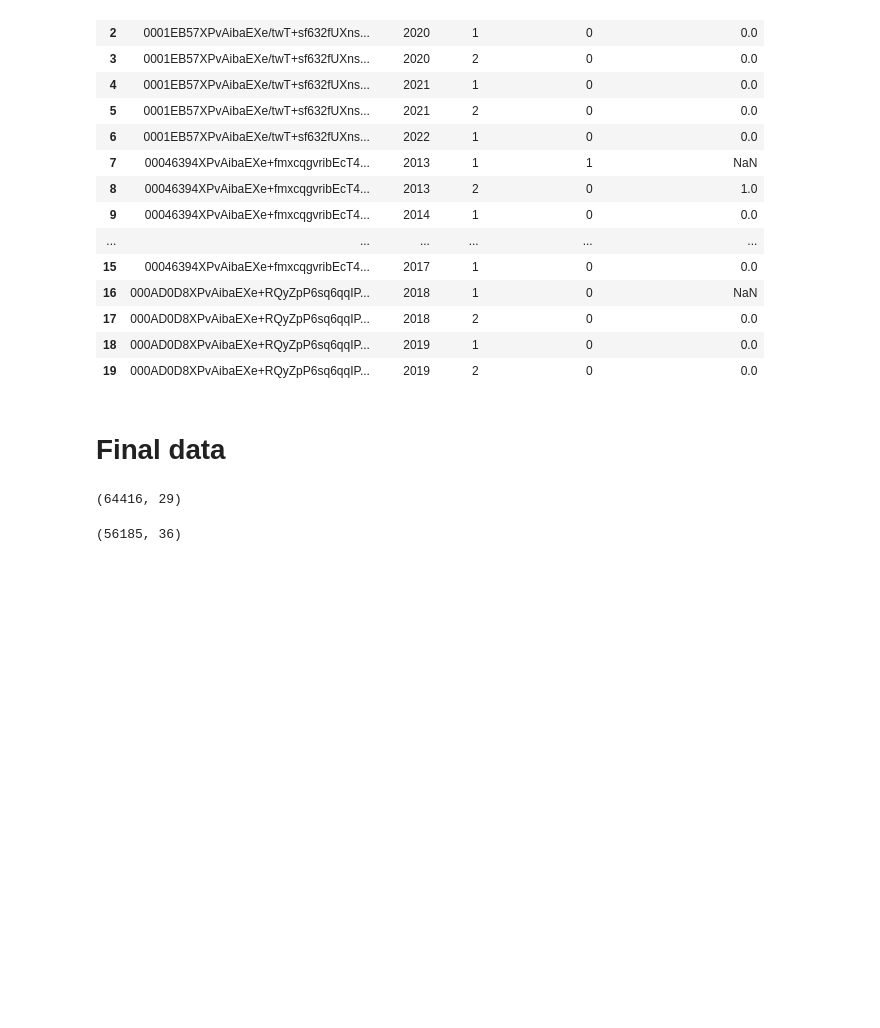
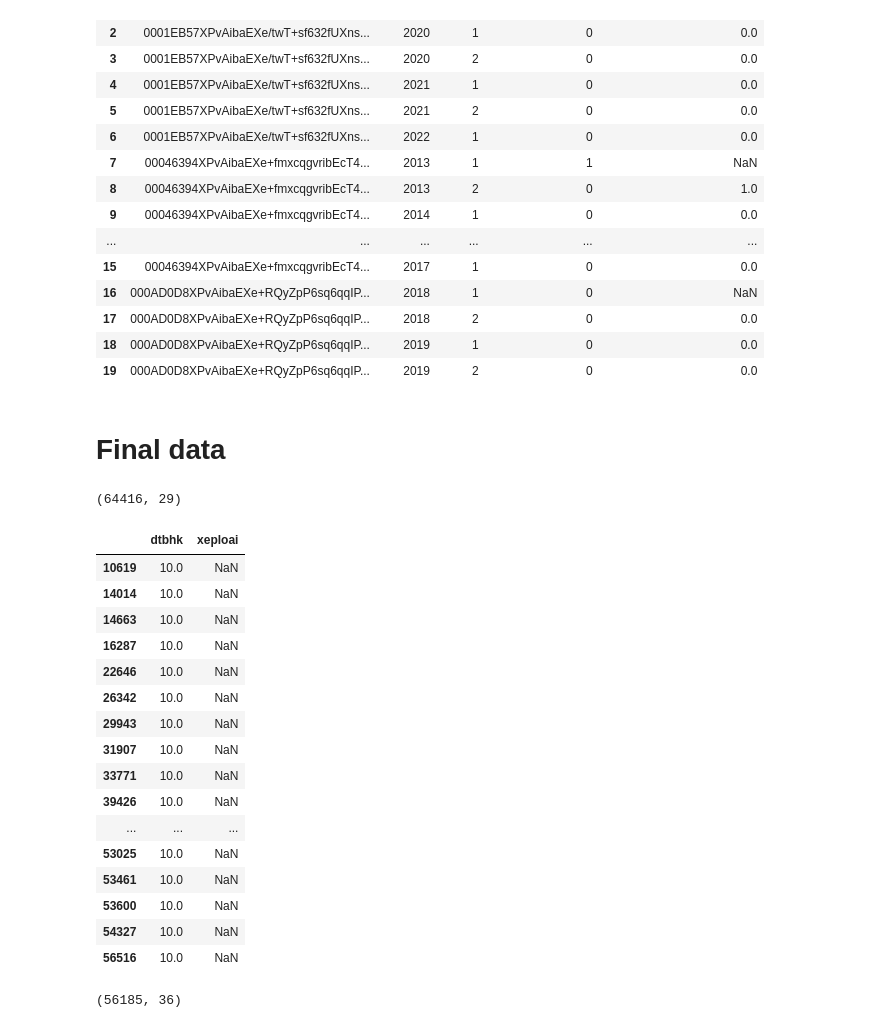
Before and after one commit to anhducbuui270802/Educational_DataMining, a Jupyter notebook: merge_data/merge_data.ipynb, the cells around one changed output. Saved outputs shown, nothing was run; the diff lists cells and outputs as text; code cells hidden in the pictures; blank space fills up the shorter version.

```diff
--- a/merge_data/merge_data.ipynb
+++ b/merge_data/merge_data.ipynb
@@ -480,9 +480,9 @@ main.shape
 # %%
 # Tạo danh sách các khoảng giá trị và xếp loại tương ứng
 
-# {Kém, Yếu}, Trung bình, Khá, {Giỏi, Xuất sắc}
-bins = [0, 5, 7, 8, 10.1]
-labels = [0, 1, 2, 3]
+# F, D, D+, C, C+, B, B+, A, A+
+bins = [0, 3, 4.7, 5.4, 6.2, 6.9, 7.7, 8.9, 10.1]
+labels = [0, 1, 2, 3, 4, 5, 6, 7]
 
 # Áp dụng pd.cut để xếp loại giá trị của cột "diemtb"
 main["xeploai"] = pd.cut(main["dtbhk"], bins=bins, labels=labels, include_lowest=True, right=False)
@@ -504,6 +504,28 @@ def convert_DRL_to_xeploai(x):
 # %%
 main["drltl"] = main["drltl"].apply(lambda x: convert_DRL_to_xeploai(x))
 main["drlhk_truoc"] = main["drlhk_truoc"].apply(lambda x: convert_DRL_to_xeploai(x))
+# %%
+null_rows = main[main['xeploai'].isnull()]
+# %%
+null_rows[['dtbhk','xeploai']]
+# %% [output]
+|  | dtbhk | xeploai |
+| 10619 | 10.0 | NaN |
+| 14014 | 10.0 | NaN |
+| 14663 | 10.0 | NaN |
+| 16287 | 10.0 | NaN |
+| 22646 | 10.0 | NaN |
+| 26342 | 10.0 | NaN |
+| 29943 | 10.0 | NaN |
+| 31907 | 10.0 | NaN |
+| 33771 | 10.0 | NaN |
+| 39426 | 10.0 | NaN |
+| ... | ... | ... |
+| 53025 | 10.0 | NaN |
+| 53461 | 10.0 | NaN |
+| 53600 | 10.0 | NaN |
+| 54327 | 10.0 | NaN |
+| 56516 | 10.0 | NaN |
 # %%
 main["xeploai"] = main["xeploai"].astype("int64")
 # %%
```
Also changed, not shown: parts of 7 cells of this notebook, 7 other files.
